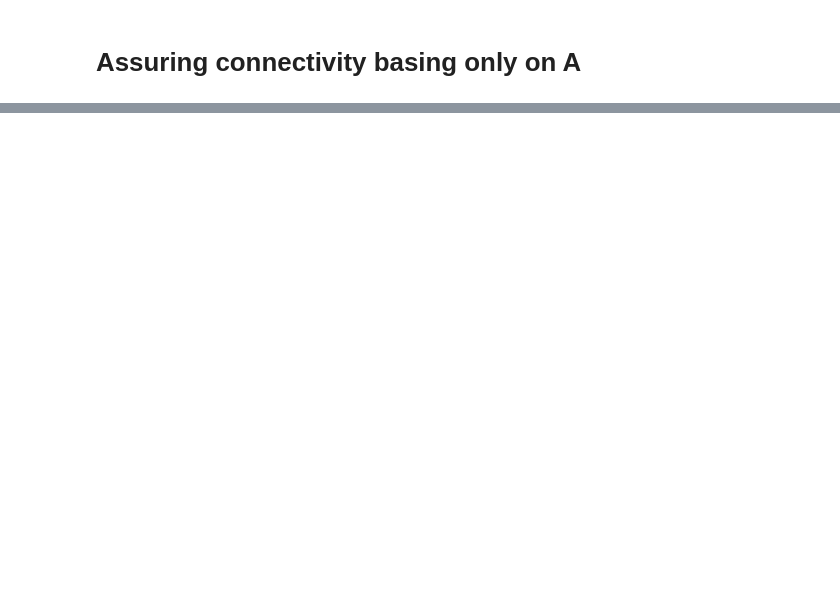
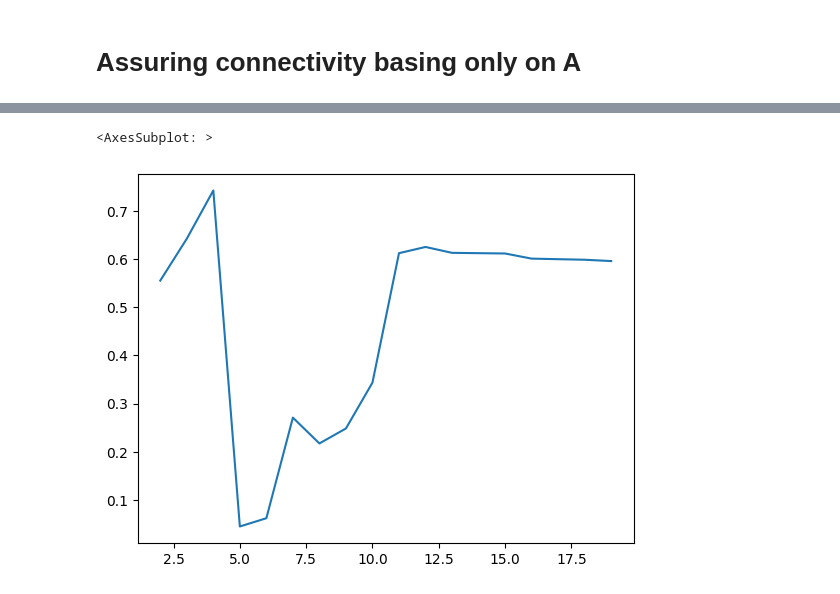
Before and after one commit to WronaPatryk/MLonGraphs, a Jupyter notebook: Project1/connectivity.ipynb, the cells around one changed output, grey strips where cells are left out. Cells and saved outputs as stored; diff of their text form; code cells hidden in the pictures; blank space fills up the shorter version.

```diff
--- a/Project1/connectivity.ipynb
+++ b/Project1/connectivity.ipynb
@@ -526,0 +587,21 @@ def connect_A(A):
+# %%
+def spectralClustering2(X, n_of_clusters=3, M=3, nodeRepresentationDim=3, MST=4):
+
+    A, d = adjacencyMatrixUsingMnearestNeighbors2(X, M=M, M_search_thresh=MST)
+
+    fw, tw = FWTFfind(d, M, MST)
+
+    perc = 1/(float(n_of_clusters))**2 # 1/k^2
+
+
+    edges_to_add = defineEdgesToAdd(fw=fw,tw=tw, percentage=perc)
+
+    A_connected = connectTheGraph2(A, dist_indx_arr=None, fw=fw,tw=tw, edges_to_add=edges_to_add)
+
+    L = graphLaplacian(A_connected)
+    w,v = calculateEigenVectorsOfGraphLaplacian(L)
+    Z = nodeRepresentation(v,nodeRepresentationDim,n_of_components=1)
+
+    kmeans = KMeans(n_clusters=n_of_clusters, random_state=0, n_init=100).fit(Z)
+
+    return kmeans.labels_
@@ -526,0 +665,5 @@ def connect_A(A):
+# %%
+ars2 = []
+for m in range(2,20):
+    labelki = spectralClustering2(X=X, n_of_clusters=3, M=m, nodeRepresentationDim=3, MST=m+1)
+    ars2.append(AR(labelki, labels[0]))
@@ -526,0 +778,5 @@ def connect_A(A):
+# %%
+sns.lineplot(x=list(range(2,20)), y = ars2).xaxis.set_major_formatter(FuncFormatter(lambda x, _: int(x)))
+# %% [output]
+<AxesSubplot: >
+[figure, added]
```
Also changed, not shown: parts of 52 cells of this notebook.
